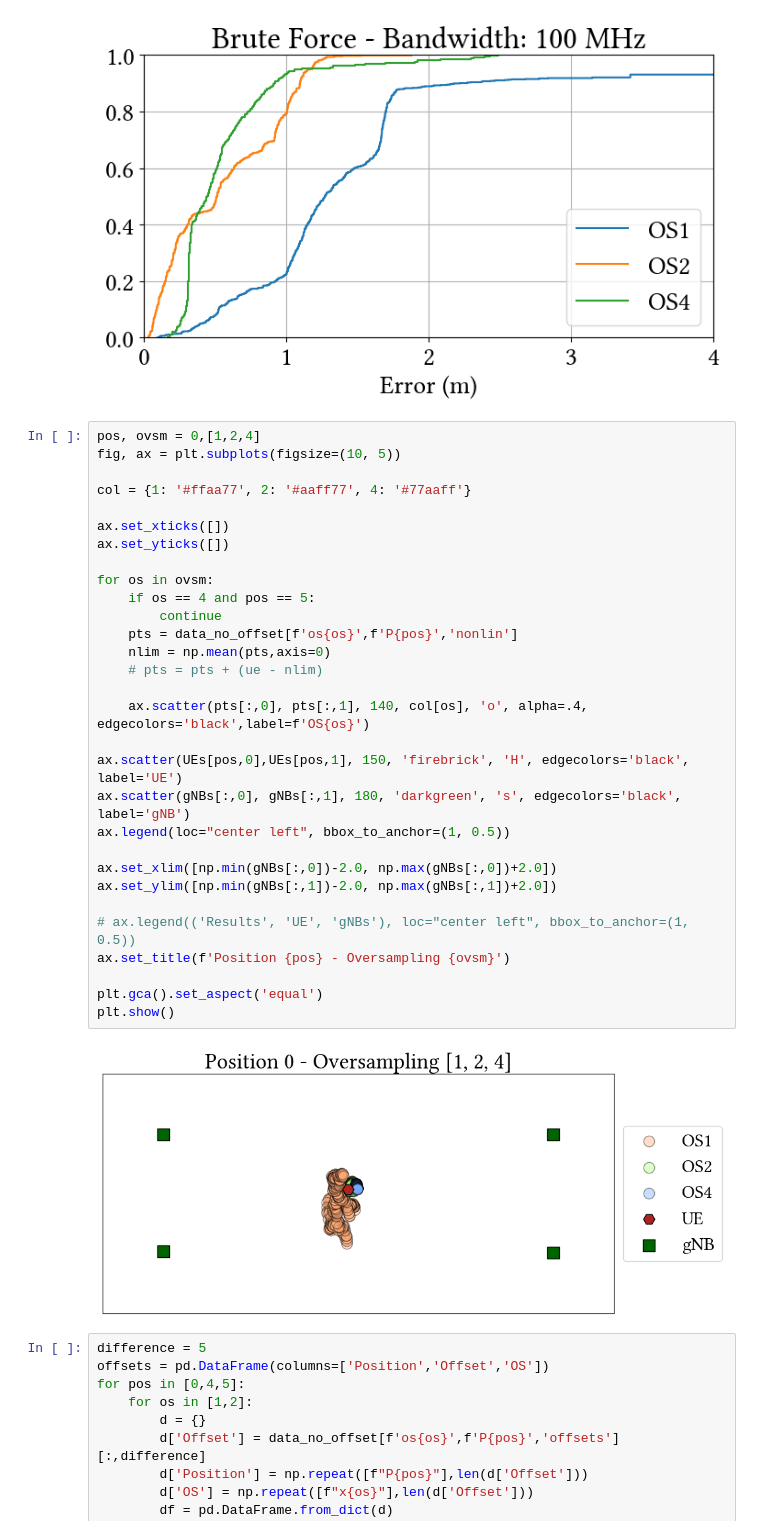
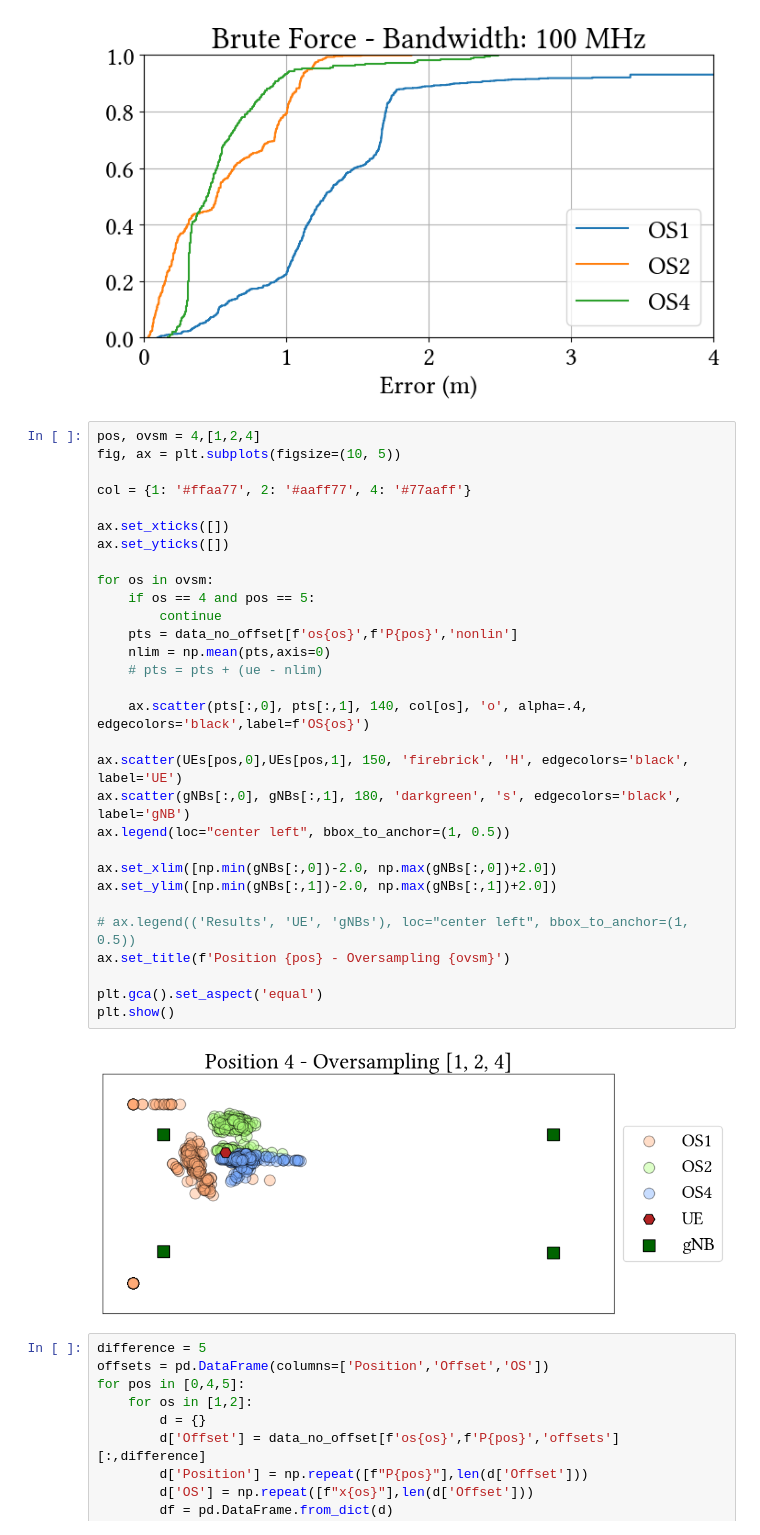
Before and after one commit to yagoliz/5glocalization, a Jupyter notebook: notebooks/ext-03-tdoa_5g_tdoa_plots_oversampling.ipynb, the cells around one changed output. Saved outputs shown, nothing was run; the diff lists cells and outputs as text.

```diff
--- a/notebooks/ext-03-tdoa_5g_tdoa_plots_oversampling.ipynb
+++ b/notebooks/ext-03-tdoa_5g_tdoa_plots_oversampling.ipynb
@@ -474,37 +466,37 @@ ax.legend(['OS1', 'OS2', 'OS4'])
 <matplotlib.legend.Legend at 0x...>
 [figure]
 # %%
-pos, ovsm = 0,[1,2,4]
+pos, ovsm = 4,[1,2,4]
 fig, ax = plt.subplots(figsize=(10, 5))
 
 col = {1: '#ffaa77', 2: '#aaff77', 4: '#77aaff'}
 
 ax.set_xticks([])
 ax.set_yticks([])
 
 for os in ovsm:
     if os == 4 and pos == 5:
         continue
     pts = data_no_offset[f'os{os}',f'P{pos}','nonlin']
     nlim = np.mean(pts,axis=0)
     # pts = pts + (ue - nlim)
 
     ax.scatter(pts[:,0], pts[:,1], 140, col[os], 'o', alpha=.4, edgecolors='black',label=f'OS{os}')
 
 ax.scatter(UEs[pos,0],UEs[pos,1], 150, 'firebrick', 'H', edgecolors='black', label='UE')
 ax.scatter(gNBs[:,0], gNBs[:,1], 180, 'darkgreen', 's', edgecolors='black', label='gNB')
 ax.legend(loc="center left", bbox_to_anchor=(1, 0.5))
 
 ax.set_xlim([np.min(gNBs[:,0])-2.0, np.max(gNBs[:,0])+2.0])
 ax.set_ylim([np.min(gNBs[:,1])-2.0, np.max(gNBs[:,1])+2.0])
 
 # ax.legend(('Results', 'UE', 'gNBs'), loc="center left", bbox_to_anchor=(1, 0.5))
 ax.set_title(f'Position {pos} - Oversampling {ovsm}')
 
 plt.gca().set_aspect('equal')
 plt.show()
 # %% [output]
-[figure, old version]
+[figure, new version]
 # %%
 difference = 5
 offsets = pd.DataFrame(columns=['Position','Offset','OS'])
```
Also changed, not shown: parts of 1 cell of this notebook, 3 other files.
